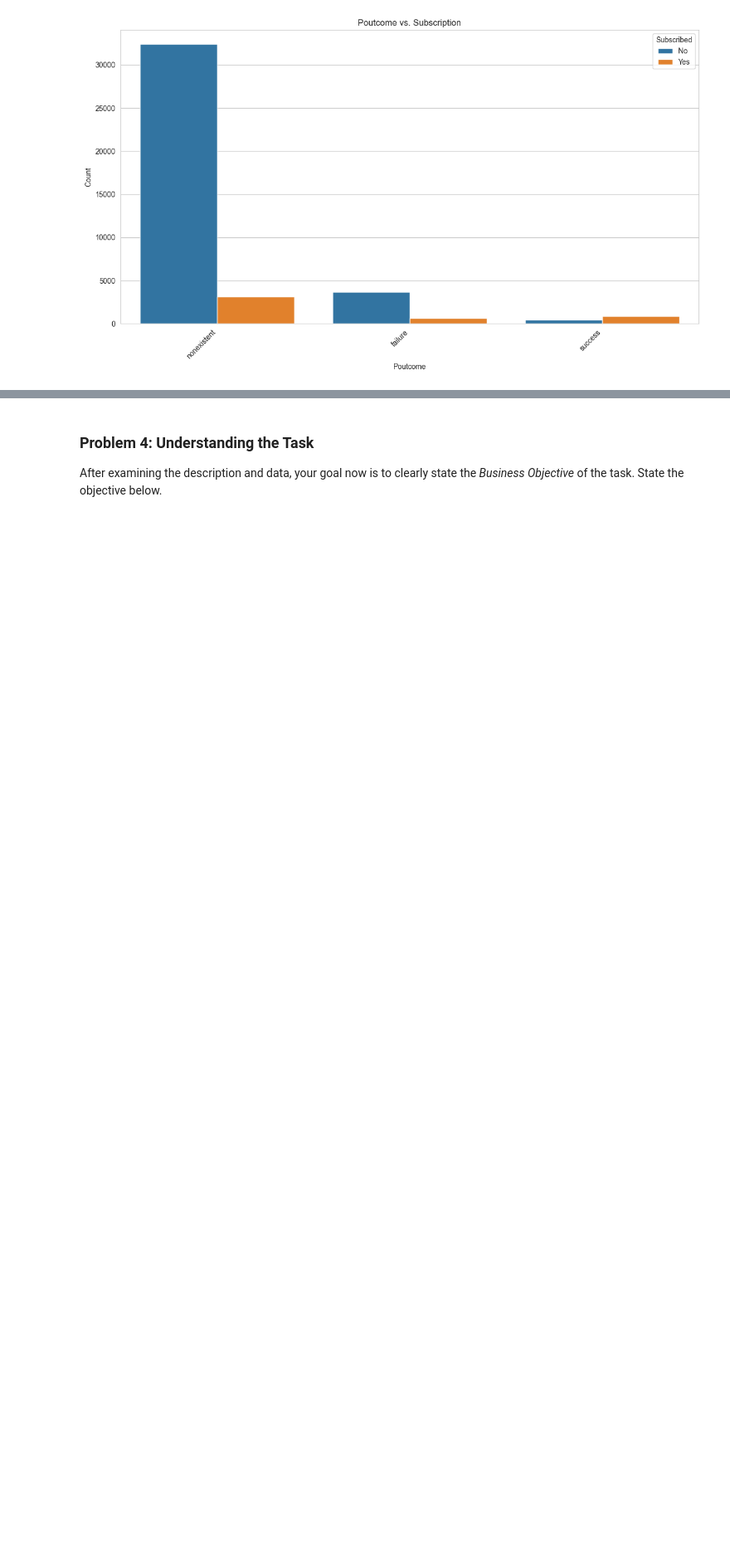
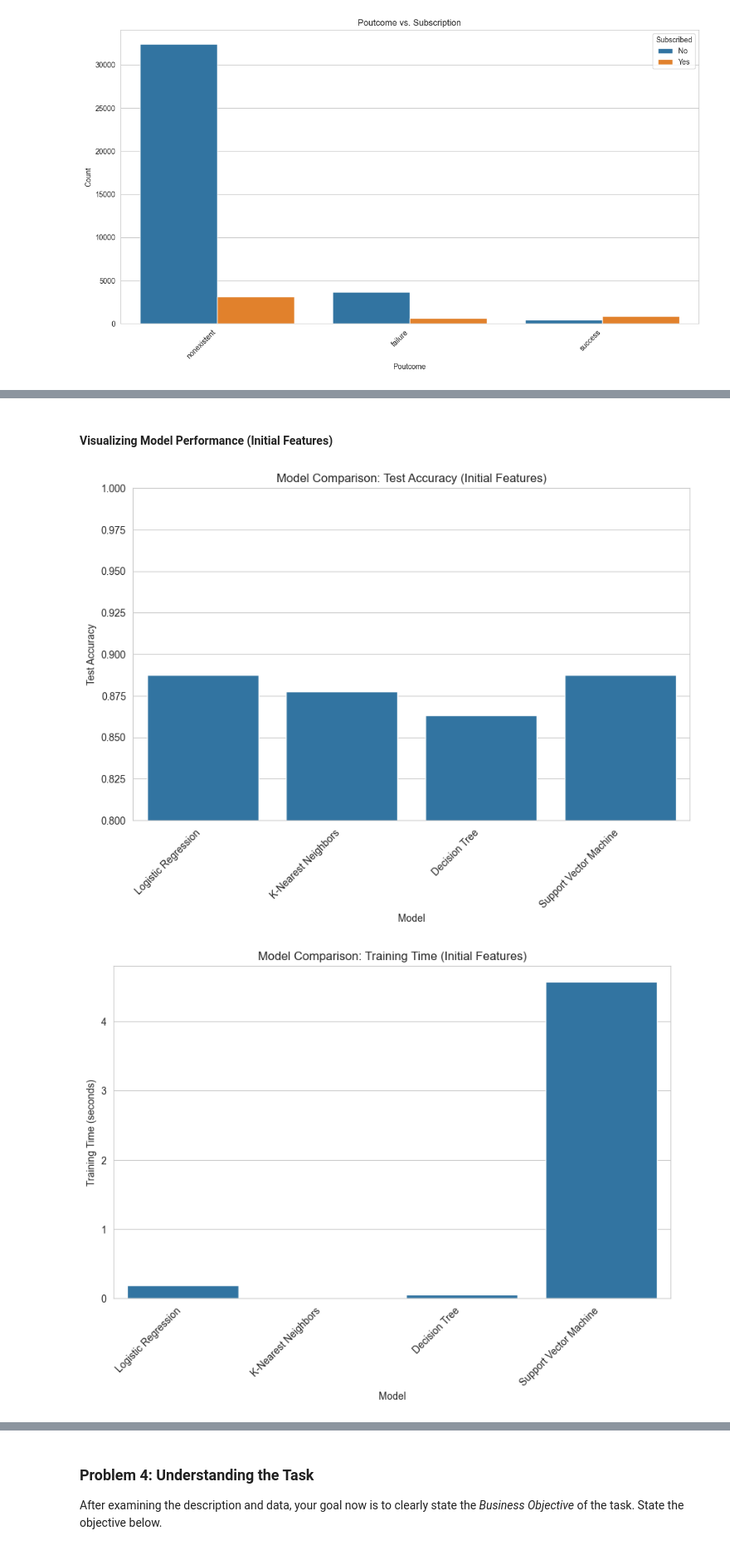
Before and after one commit to licyambrose/bankingproject, a Jupyter notebook: assignment_3.ipynb, the cells around one changed output, grey strips where cells are left out. Shown at 83% size. Saved outputs shown, nothing was run; the diff lists cells and outputs as text; code cells hidden in the pictures; blank space fills up the shorter version.

Commit message:
initial commit

```diff
--- a/assignment_3.ipynb
+++ b/assignment_3.ipynb
@@ -209,0 +241,8 @@ These insights suggest that the ideal client to target is likely a student or re
+# %%
+# Select only the "bank client data" features for the initial model
+bank_client_features = ['age'] + [col for col in df.columns if any(col.startswith(prefix) for prefix in ['job_', 'marital_', 'education_', 'default_', 'housing_', 'loan_'])]
+X = df[bank_client_features]
+y = df['target']
+
+print("Selected Features for Initial Model:")
+print(X.columns.tolist())
@@ -209,0 +256,9 @@ These insights suggest that the ideal client to target is likely a student or re
+# %%
+from sklearn.model_selection import train_test_split
+
+X_train, X_test, y_train, y_test = train_test_split(X, y, test_size=0.2, random_state=42, stratify=y)
+
+print(f"X_train shape: {X_train.shape}")
+print(f"X_test shape: {X_test.shape}")
+print(f"y_train shape: {y_train.shape}")
+print(f"y_test shape: {y_test.shape}")
@@ -209,0 +286,7 @@ These insights suggest that the ideal client to target is likely a student or re
+# %%
+from sklearn.linear_model import LogisticRegression
+
+# Instantiate and train the model
+log_reg = LogisticRegression(random_state=42, max_iter=1000)
+log_reg.fit(X_train, y_train)
+print("Logistic Regression model trained.")
@@ -209,0 +351,22 @@ These insights suggest that the ideal client to target is likely a student or re
+# %% [markdown]
+#### Visualizing Model Performance (Initial Features)
+# %%
+plt.figure(figsize=(10, 6))
+sns.barplot(x='Model', y='Test Accuracy', data=results_df)
+plt.title('Model Comparison: Test Accuracy (Initial Features)')
+plt.xticks(rotation=45, ha='right')
+plt.ylabel('Test Accuracy')
+plt.xlabel('Model')
+plt.ylim(0.8, 1.0)
+plt.show()
+
+plt.figure(figsize=(10, 6))
+sns.barplot(x='Model', y='Train Time', data=results_df)
+plt.title('Model Comparison: Training Time (Initial Features)')
+plt.xticks(rotation=45, ha='right')
+plt.ylabel('Training Time (seconds)')
+plt.xlabel('Model')
+plt.show()
+# %% [output]
+[figure, added]
+[figure, added]
```
Also changed, not shown: parts of 44 cells of this notebook.
